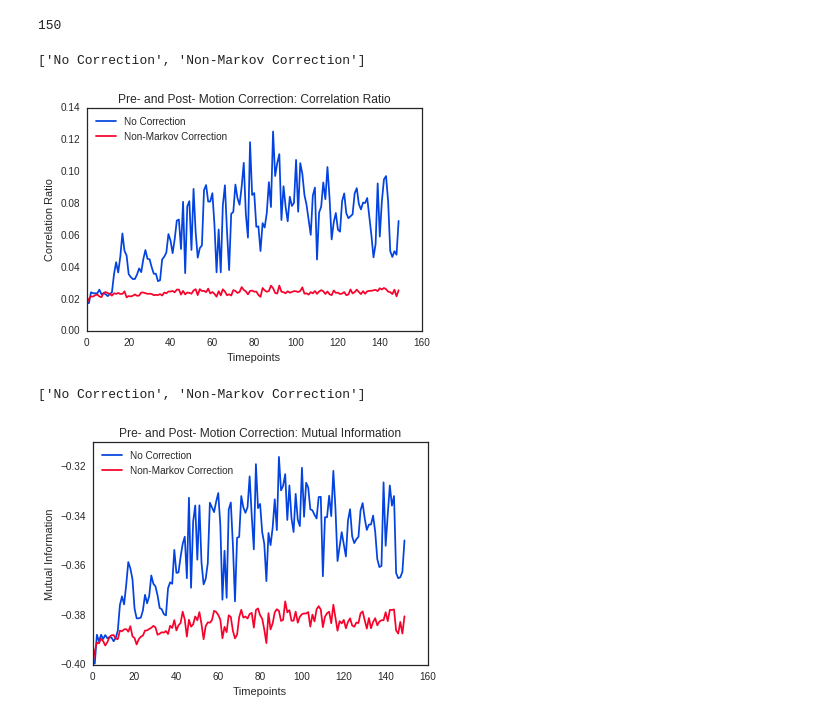
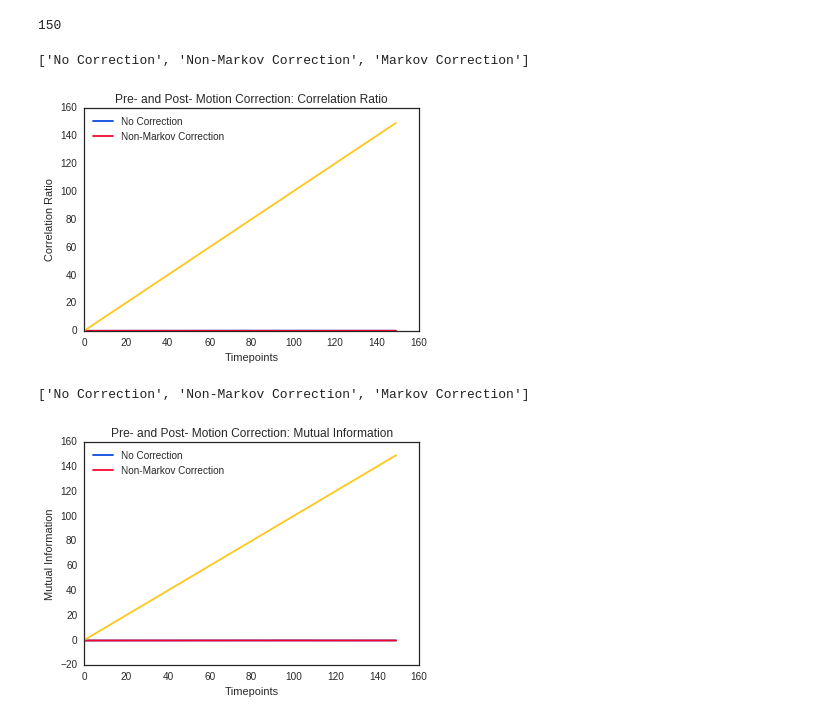
Before and after one commit to jmschabdach/markov-movement-correction, a Jupyter notebook: figureGeneration.ipynb, the cells around one changed output. Cells and saved outputs as stored; diff of their text form; code cells hidden in the pictures.

```diff
--- a/figureGeneration.ipynb
+++ b/figureGeneration.ipynb
@@ -63,8 +63,8 @@ plt.show()
 - Correlation Ratio
 - Mutual Information
 # %%
-def plotTimeseriesSimilarities(timepoints, preReg, postReg1, postReg2,
-                               markovReg1, markovReg2,
+def plotTimeseriesSimilarities(timepoints, preReg, postReg1,
+                               markovReg1,
                                title='', ylabel='Similarity Metric',
                                simLabels=[], outFn=''):
     """
@@ -101,6 +101,7 @@ def plotTimeseriesSimilarities(timepoints, preReg, postReg1, postReg2,
     print(simLabels)
     l1, = plt.plot(timepoints, preReg, label=simLabels[0])
     l2, = plt.plot(timepoints, postReg1, label=simLabels[1])
+    l3, = plt.plot(timepoints, )
 
     # put legend on graph
     plt.legend(handles=[l1, l2], loc=2)
@@ -118,6 +119,7 @@ def plotTimeseriesSimilarities(timepoints, preReg, postReg1, postReg2,
 # load the data
 preReg_df = pd.read_csv(baseDir+'similarities_preregistration.csv')
 regNonAffine_df = pd.read_csv(baseDir+'similarities_registered_nonAffine.csv')
+marNonAffine_df = pd.read_csv(baseDir+'similarities_markov_nonAffine.csv')
 
 # get the signals from the data
 time = preReg_df[list(preReg_df)[0]].tolist()
@@ -127,8 +129,11 @@ preReg_MI = preReg_df[list(preReg_df)[2]].tolist()
 regNA_CorrRatio = regNonAffine_df[list(regNonAffine_df)[1]].tolist()
 regNA_MI = regNonAffine_df[list(regNonAffine_df)[2]].tolist()
 
+marNA_CorrRatio = marNonAffine_df[list(marNonAffine_df)[1]].tolist()
+marNA_MI = marNonAffine_df[list(marNonAffine_df)[2]].tolist()
+
 # set up the labels
-simLabels = ['No Correction', 'Non-Markov Correction']
+simLabels = ['No Correction', 'Non-Markov Correction', 'Markov Correction']
 # %%
 len(time)
 # %% [output]
@@ -136,19 +141,19 @@ len(time)
 # %%
 # plot the data - correlation ratio
 plotTimeseriesSimilarities(time, preReg_CorrRatio, regNA_CorrRatio,
-                           [], [], [],
+                           marNA_CorrRatio,
                            title='Pre- and Post- Motion Correction: Correlation Ratio',
                            ylabel='Correlation Ratio',
                            simLabels=simLabels)
 # %% [output]
-['No Correction', 'Non-Markov Correction']
+['No Correction', 'Non-Markov Correction', 'Markov Correction']
-[figure, old version]
+[figure, new version]
 # %%
 plotTimeseriesSimilarities(time, preReg_MI, regNA_MI,
-                           [], [], [],
+                           marNA_MI,
                            title='Pre- and Post- Motion Correction: Mutual Information',
                            ylabel='Mutual Information',
                            simLabels=simLabels)
 # %% [output]
-['No Correction', 'Non-Markov Correction']
+['No Correction', 'Non-Markov Correction', 'Markov Correction']
-[figure, old version]
+[figure, new version]
```
Also changed, not shown: parts of 1 cell of this notebook, 1 other file.
